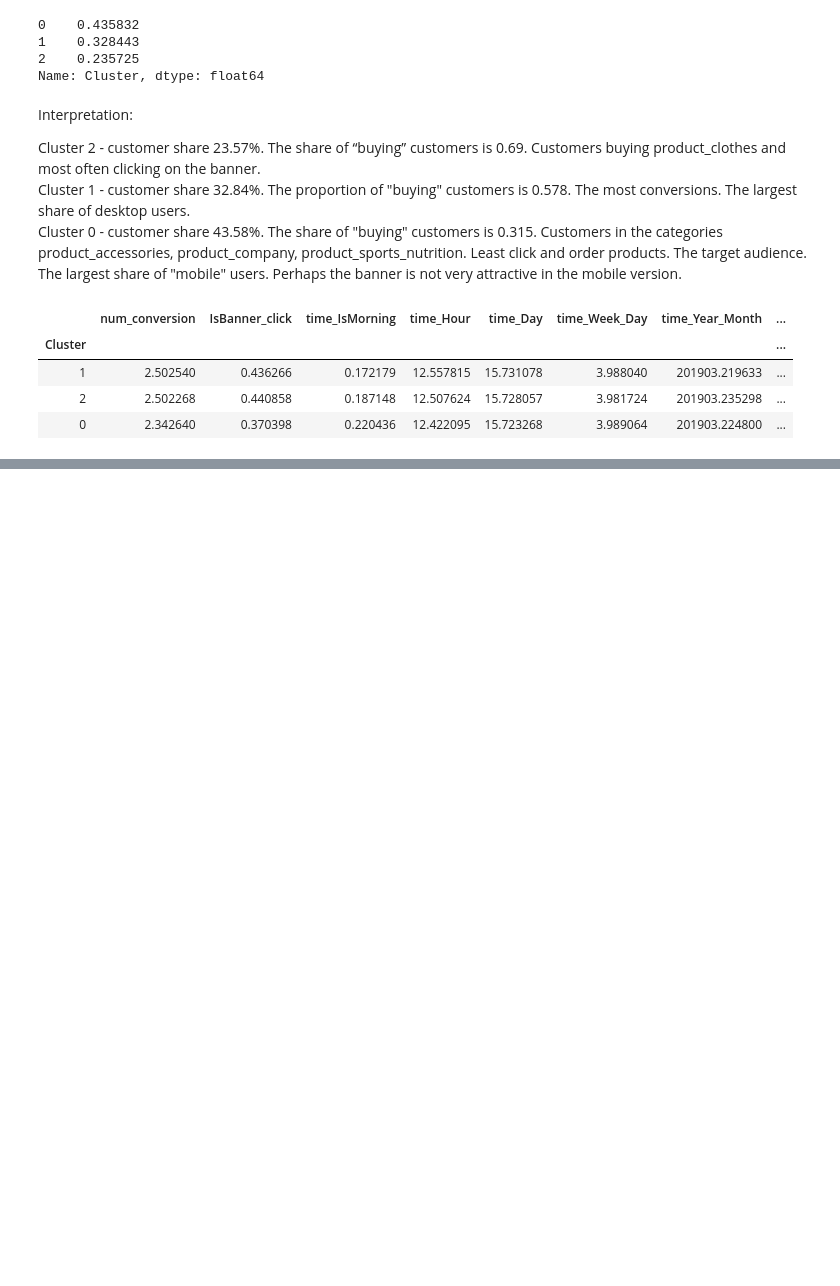
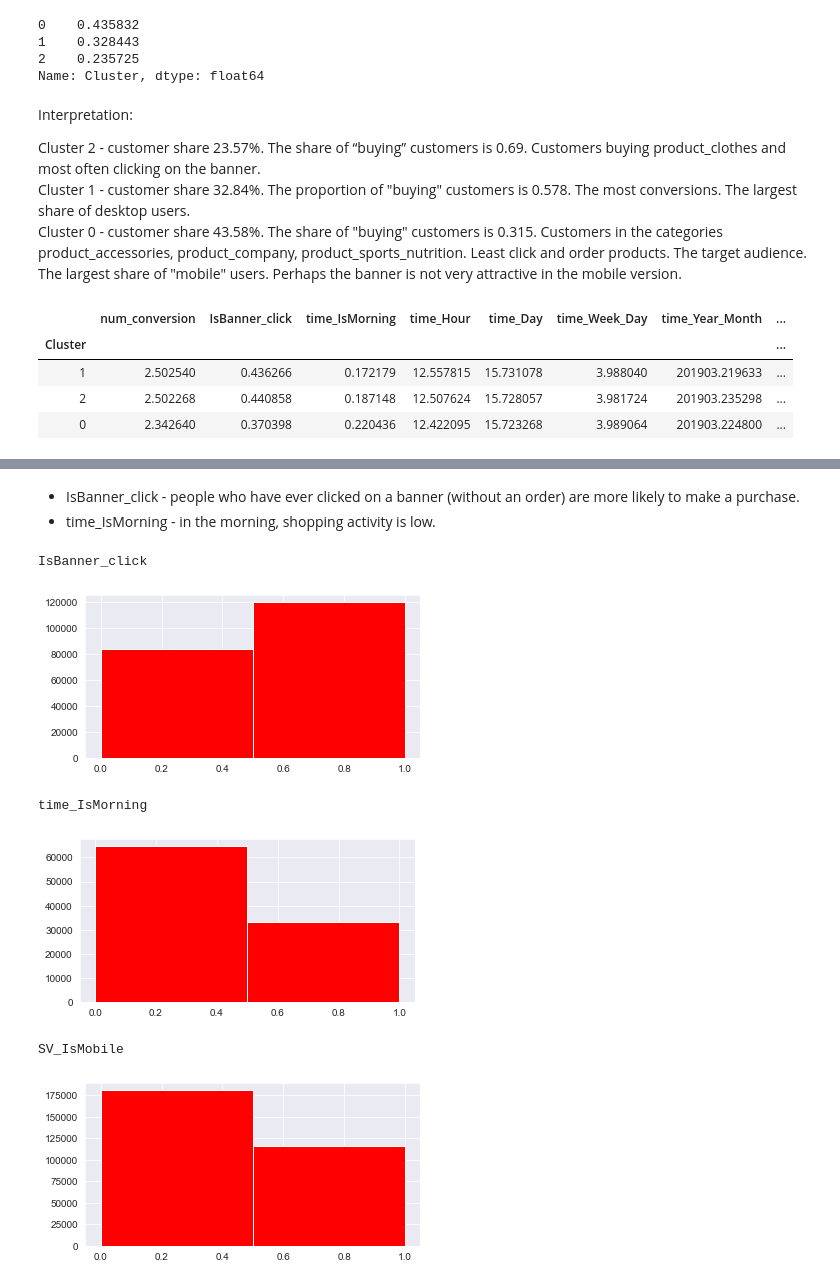
Before and after one commit to befowle/AB_Testing, a Jupyter notebook: ab_testing.ipynb, the cells around one changed output, grey strips where cells are left out. Saved outputs shown, nothing was run; the diff lists cells and outputs as text; code cells hidden in the pictures; blank space fills up the shorter version.

```diff
--- a/ab_testing.ipynb
+++ b/ab_testing.ipynb
@@ -748,0 +778,18 @@ cluster_df.groupby('Cluster').mean().sort_values(by=['target'], ascending=False)
+# %% [markdown]
+- IsBanner_click - people who have ever clicked on a banner (without an order) are more likely to make a purchase.
+- time_IsMorning - in the morning, shopping activity is low.
+# %%
+feat = [f for f in cluster_df.columns if 'Is' in f]
+for i in feat:
+    print(i)
+    plt.figure()
+    tmp = cluster_df[cluster_df[i] == 1]
+    tmp['target'].hist(figsize=(6, 3), bins=2, color = 'red')
+    plt.show();
+# %% [output]
+IsBanner_click
+[figure, added]
+time_IsMorning
+[figure, added]
+SV_IsMobile
+[figure, added]
```
Also changed, not shown: parts of 7 cells of this notebook.
